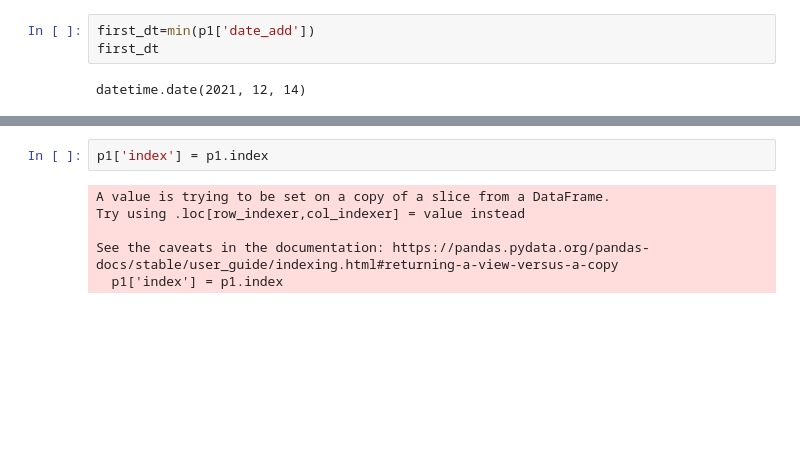
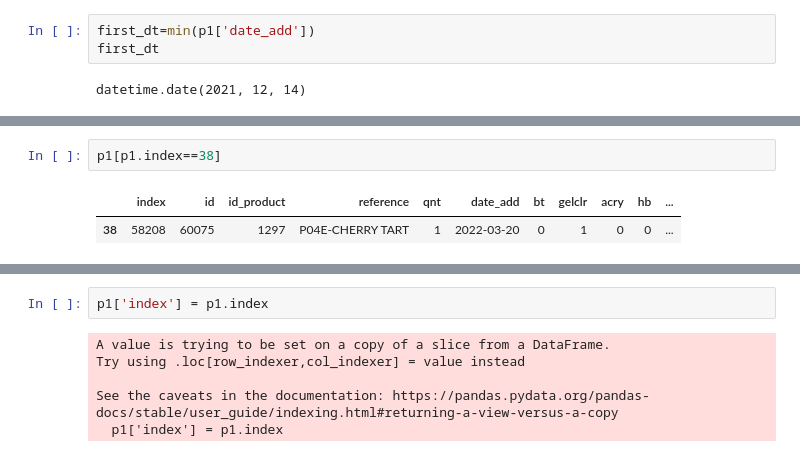
Before and after one commit to vallka/djellifique, a Jupyter notebook: stock.ipynb, the cells around one changed output, grey strips where cells are left out. Drawn from its saved outputs; the diff is of its cells as text; blank space fills up the shorter version.

```diff
--- a/stock.ipynb
+++ b/stock.ipynb
@@ -130,0 +132,5 @@ RangeIndex(start=0, stop=38, step=1)
+# %%
+p1[p1.index==38]
+# %% [output]
+|  | index | id | id_product | reference | qnt | date_add | bt | gelclr | acry | hb | ... |
+| 38 | 58208 | 60075 | 1297 | P04E-CHERRY TART | 1 | 2022-03-20 | 0 | 1 | 0 | 0 | ... |
```
Also changed, not shown: parts of 15 cells of this notebook, 2 other files.
